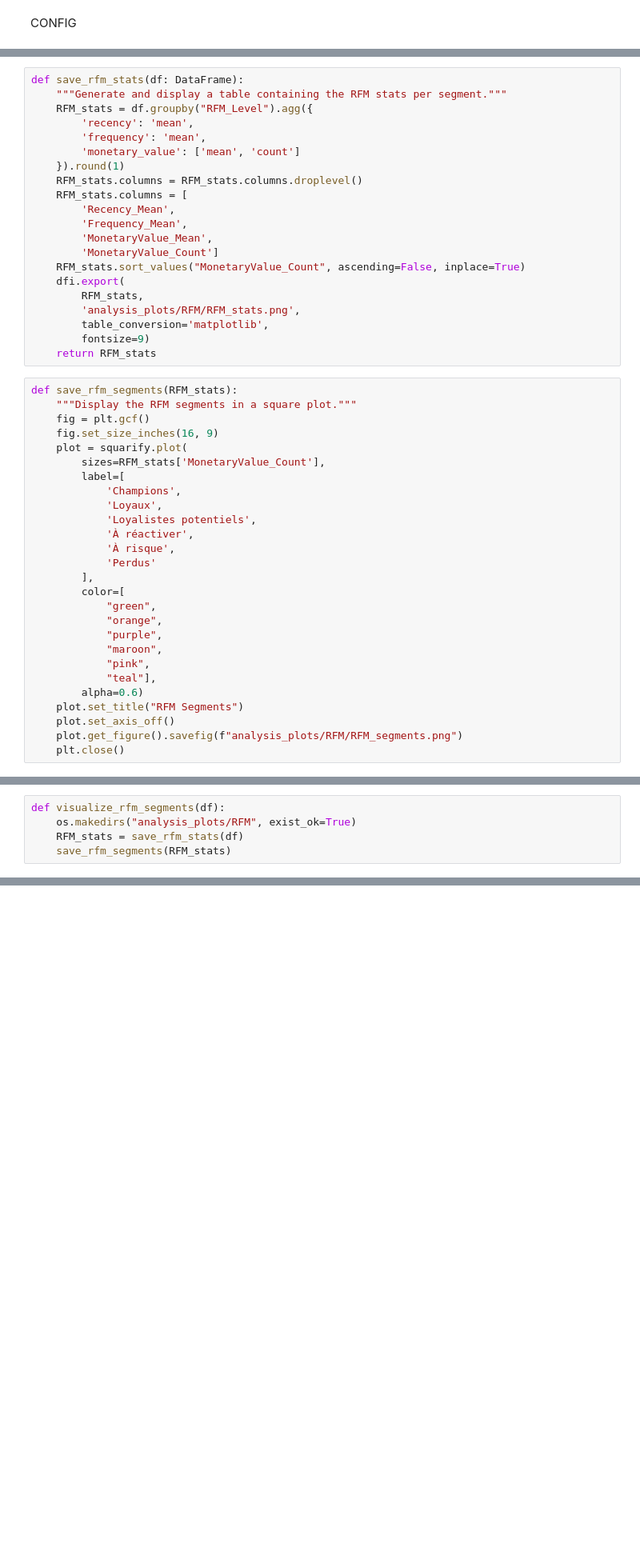
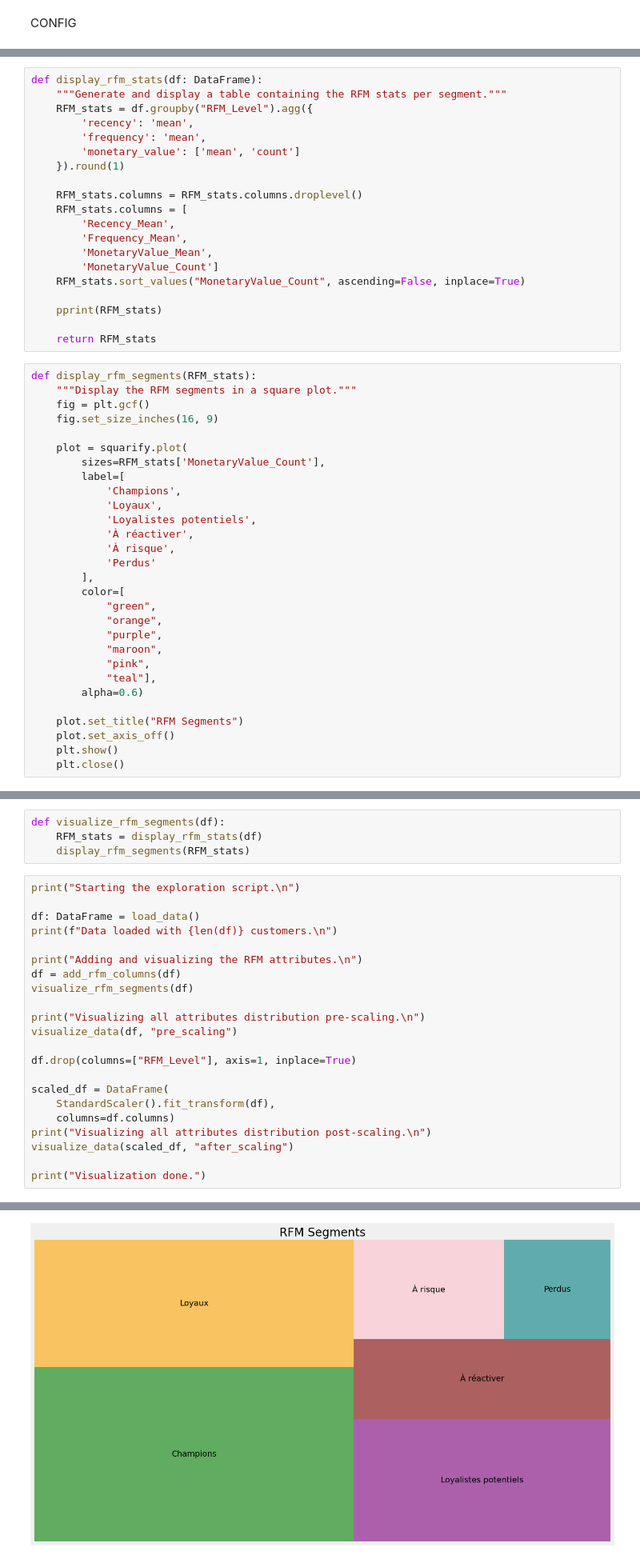
Before and after one commit to xbarrelet/ml-project-4, a Jupyter notebook: Barrelet_Xavier_2_notebook_exploration_072024.ipynb, the cells around one changed output, grey strips where cells are left out. Shown at 80% size. Cells and saved outputs as stored; diff of their text form; blank space fills up the shorter version.

```diff
--- a/Barrelet_Xavier_2_notebook_exploration_072024.ipynb
+++ b/Barrelet_Xavier_2_notebook_exploration_072024.ipynb
@@ -84,12 +106,13 @@ def load_data():
     return DataFrame(clients)
 # %%
-def save_rfm_stats(df: DataFrame):
+def display_rfm_stats(df: DataFrame):
     """Generate and display a table containing the RFM stats per segment."""
     RFM_stats = df.groupby("RFM_Level").agg({
         'recency': 'mean',
         'frequency': 'mean',
         'monetary_value': ['mean', 'count']
     }).round(1)
+
     RFM_stats.columns = RFM_stats.columns.droplevel()
     RFM_stats.columns = [
         'Recency_Mean',
@@ -97,17 +120,16 @@ def save_rfm_stats(df: DataFrame):
         'MonetaryValue_Mean',
         'MonetaryValue_Count']
     RFM_stats.sort_values("MonetaryValue_Count", ascending=False, inplace=True)
-    dfi.export(
-        RFM_stats,
-        'analysis_plots/RFM/RFM_stats.png',
-        table_conversion='matplotlib',
-        fontsize=9)
+
+    pprint(RFM_stats)
+
     return RFM_stats
 # %%
-def save_rfm_segments(RFM_stats):
+def display_rfm_segments(RFM_stats):
     """Display the RFM segments in a square plot."""
     fig = plt.gcf()
     fig.set_size_inches(16, 9)
+
     plot = squarify.plot(
         sizes=RFM_stats['MonetaryValue_Count'],
         label=[
@@ -126,9 +148,10 @@ def save_rfm_segments(RFM_stats):
             "pink",
             "teal"],
         alpha=0.6)
+
     plot.set_title("RFM Segments")
     plot.set_axis_off()
-    plot.get_figure().savefig(f"analysis_plots/RFM/RFM_segments.png")
+    plt.show()
     plt.close()
 # %%
 def create_pieplot_for_RFM_segments(df, prefix):
@@ -194,6 +227,28 @@ def rfm_level(df):
         return 'Perdus'
 # %%
 def visualize_rfm_segments(df):
-    os.makedirs("analysis_plots/RFM", exist_ok=True)
-    RFM_stats = save_rfm_stats(df)
-    save_rfm_segments(RFM_stats)
+    RFM_stats = display_rfm_stats(df)
+    display_rfm_segments(RFM_stats)
+# %%
+print("Starting the exploration script.\n")
+
+df: DataFrame = load_data()
+print(f"Data loaded with {len(df)} customers.\n")
+
+print("Adding and visualizing the RFM attributes.\n")
+df = add_rfm_columns(df)
+visualize_rfm_segments(df)
+
+print("Visualizing all attributes distribution pre-scaling.\n")
+visualize_data(df, "pre_scaling")
+
+df.drop(columns=["RFM_Level"], axis=1, inplace=True)
+
+scaled_df = DataFrame(
+    StandardScaler().fit_transform(df),
+    columns=df.columns)
+print("Visualizing all attributes distribution post-scaling.\n")
+visualize_data(scaled_df, "after_scaling")
+
+print("Visualization done.")
+# %% [output]
@@ -199,0 +272 @@ def visualize_rfm_segments(df):
+[figure, added]
```
Also changed, not shown: parts of 7 cells of this notebook, 6 other files.
